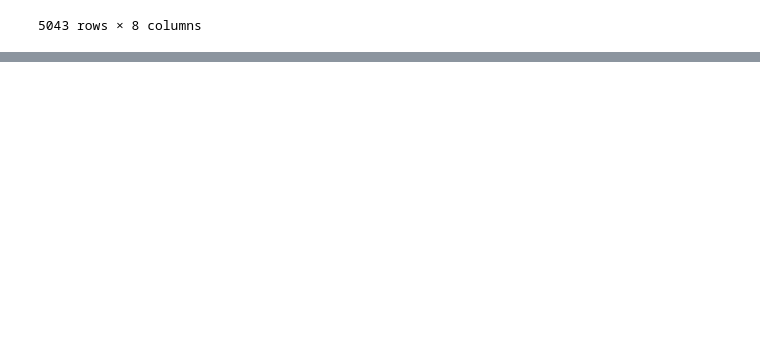
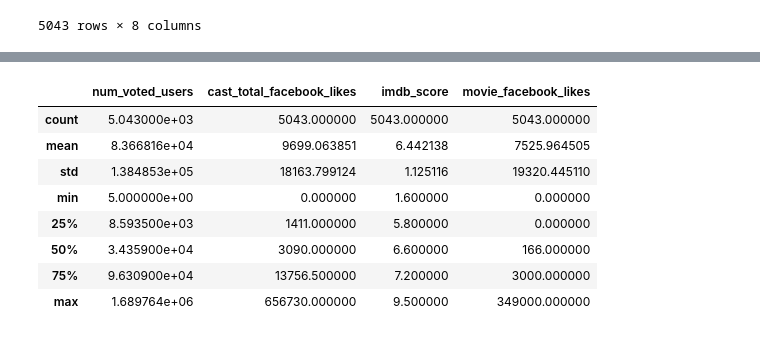
Before and after one commit to priteshsuthar247/Application-Development-Framework, a Jupyter notebook: 04.ipynb, the cells around one changed output, grey strips where cells are left out. Cells and saved outputs as stored; diff of their text form; code cells hidden in the pictures; blank space fills up the shorter version.

```diff
--- a/04.ipynb
+++ b/04.ipynb
@@ -123,0 +165,12 @@ dtype: int64
+# %%
+cleansedDataset.describe()
+# %% [output]
+|  | num_voted_users | cast_total_facebook_likes | imdb_score | movie_facebook_likes |
+| count | 5.043000e+03 | 5043.000000 | 5043.000000 | 5043.000000 |
+| mean | 8.366816e+04 | 9699.063851 | 6.442138 | 7525.964505 |
+| std | 1.384853e+05 | 18163.799124 | 1.125116 | 19320.445110 |
+| min | 5.000000e+00 | 0.000000 | 1.600000 | 0.000000 |
+| 25% | 8.593500e+03 | 1411.000000 | 5.800000 | 0.000000 |
+| 50% | 3.435900e+04 | 3090.000000 | 6.600000 | 166.000000 |
+| 75% | 9.630900e+04 | 13756.500000 | 7.200000 | 3000.000000 |
+| max | 1.689764e+06 | 656730.000000 | 9.500000 | 349000.000000 |
```
Also changed, not shown: parts of 15 cells of this notebook.
